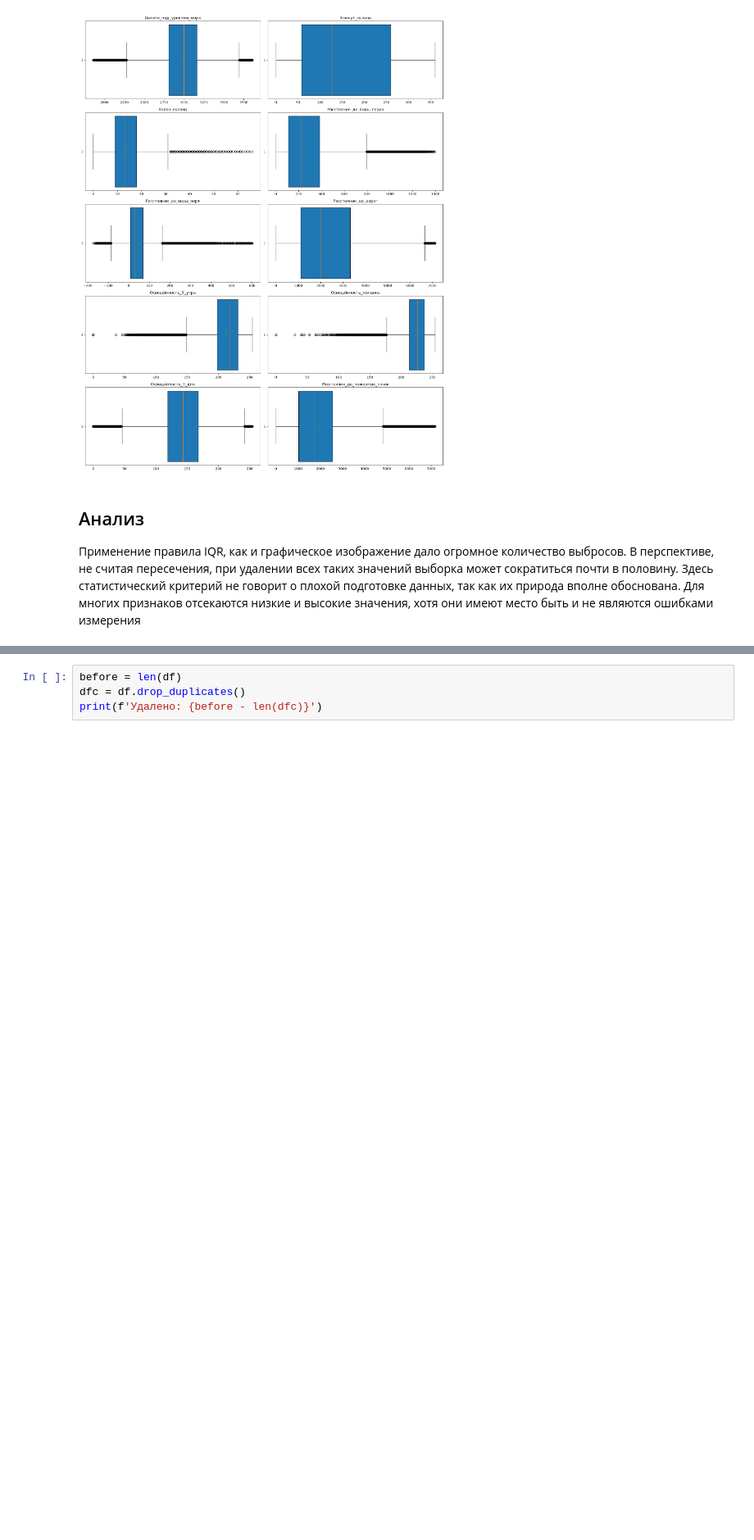
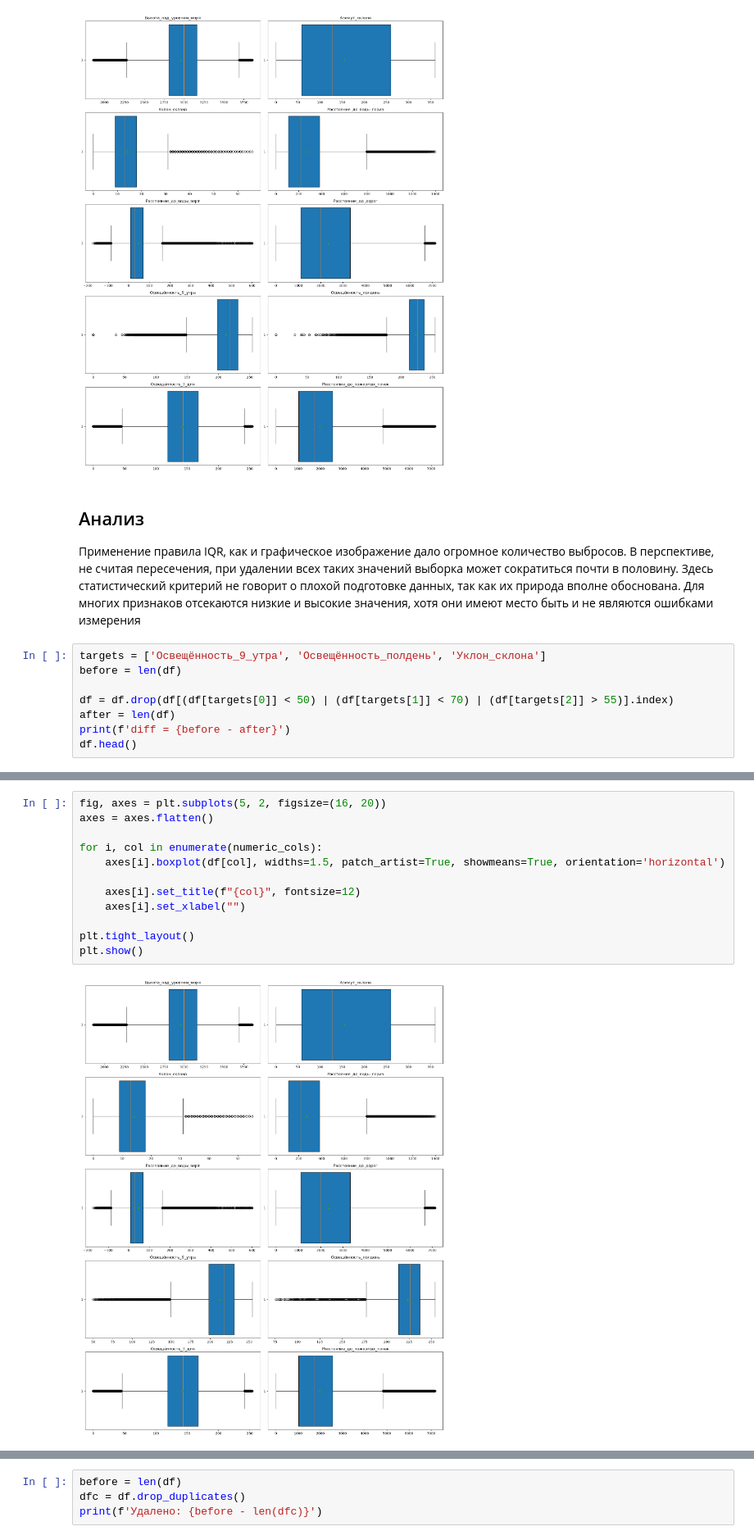
Before and after one commit to xpertdreamer/ooa, a Jupyter notebook: lab_5.ipynb, the cells around one changed output, grey strips where cells are left out. Shown at 82% size. Saved outputs shown, nothing was run; the diff lists cells and outputs as text; blank space fills up the shorter version.

```diff
--- a/lab_5.ipynb
+++ b/lab_5.ipynb
@@ -267,3 +268,11 @@ plt.show()
 ## Анализ
 
 Применение правила IQR, как и графическое изображение дало огромное количество выбросов. В перспективе, не считая пересечения, при удалении всех таких значений выборка может сократиться почти в половину. Здесь статистический критерий не говорит о плохой подготовке данных, так как их природа вполне обоснована. Для многих признаков отсекаются низкие и высокие значения, хотя они имеют место быть и не являются ошибками измерения
+# %%
+targets = ['Освещённость_9_утра', 'Освещённость_полдень', 'Уклон_склона']
+before = len(df)
+
+df = df.drop(df[(df[targets[0]] < 50) | (df[targets[1]] < 70) | (df[targets[2]] > 55)].index)
+after = len(df)
+print(f'diff = {before - after}')
+df.head()
@@ -269,0 +288,14 @@ plt.show()
+# %%
+fig, axes = plt.subplots(5, 2, figsize=(16, 20))
+axes = axes.flatten()
+
+for i, col in enumerate(numeric_cols):
+    axes[i].boxplot(df[col], widths=1.5, patch_artist=True, showmeans=True, orientation='horizontal')
+
+    axes[i].set_title(f"{col}", fontsize=12)
+    axes[i].set_xlabel("")
+
+plt.tight_layout()
+plt.show()
+# %% [output]
+[figure, added]
```
Also changed, not shown: parts of 8 cells of this notebook.
